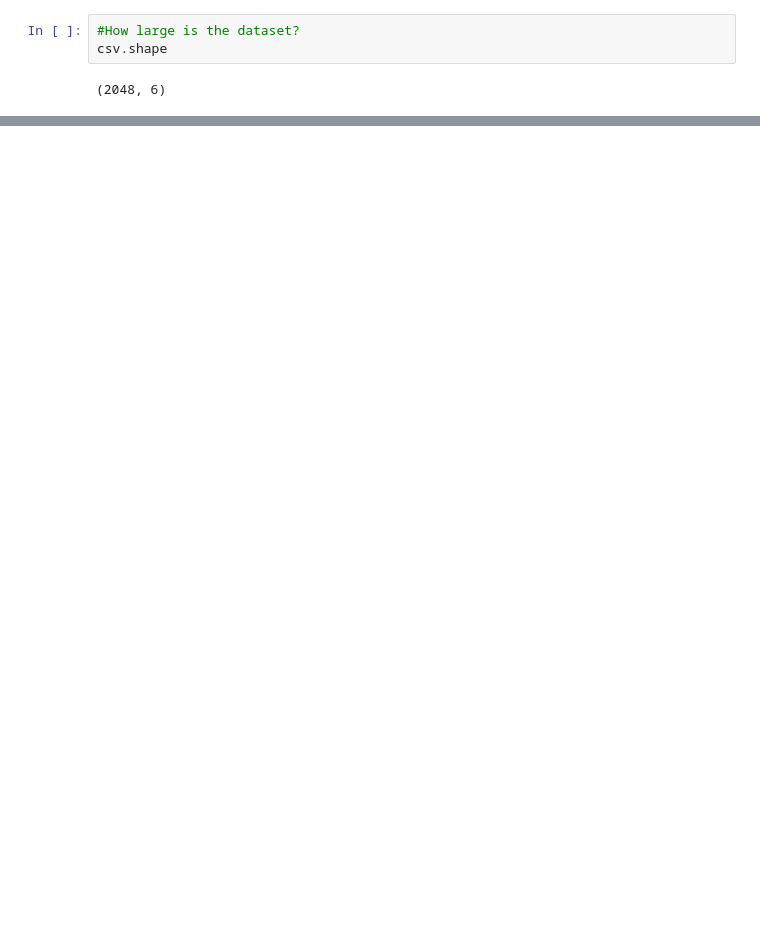
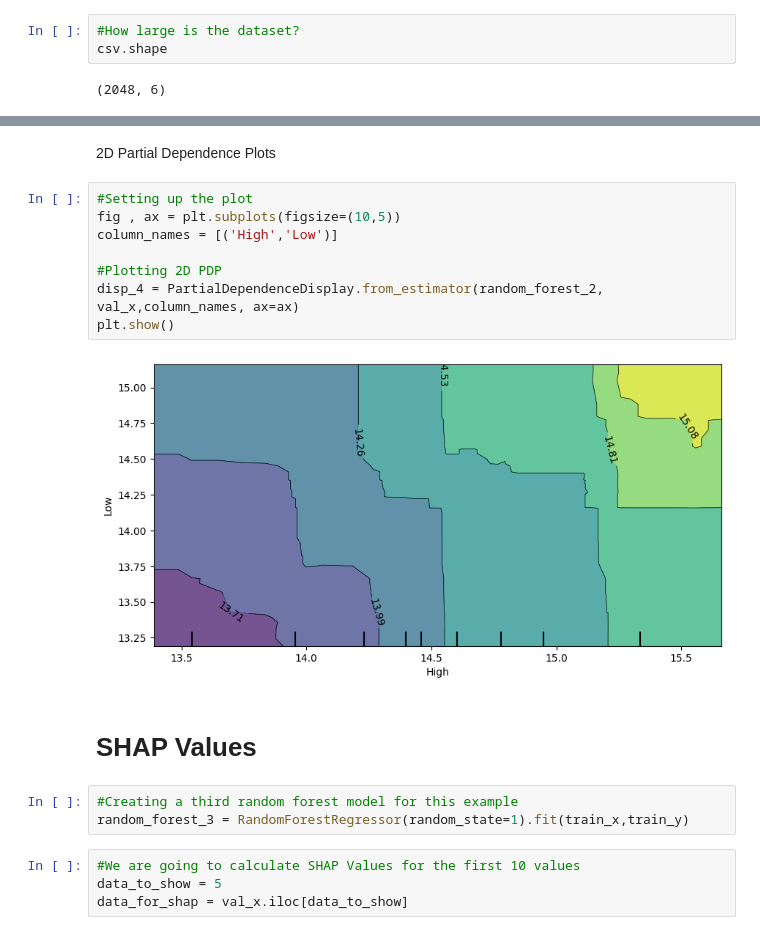
Before and after one commit to Patriol-LLC/0625, a Jupyter notebook: Permutation_Importance.ipynb, the cells around one changed output, grey strips where cells are left out. Drawn from its saved outputs; the diff is of its cells as text; blank space fills up the shorter version.

```diff
--- a/Permutation_Importance.ipynb
+++ b/Permutation_Importance.ipynb
@@ -65,0 +126,21 @@ InvalidIndexError: ignored
+# %% [markdown]
+2D Partial Dependence Plots
+# %%
+#Setting up the plot
+fig , ax = plt.subplots(figsize=(10,5))
+column_names = [('High','Low')]
+
+#Plotting 2D PDP
+disp_4 = PartialDependenceDisplay.from_estimator(random_forest_2, val_x,column_names, ax=ax)
+plt.show()
+# %% [output]
+[figure, added]
+# %% [markdown]
+# SHAP Values
+# %%
+#Creating a third random forest model for this example
+random_forest_3 = RandomForestRegressor(random_state=1).fit(train_x,train_y)
+# %%
+#We are going to calculate SHAP Values for the first 10 values
+data_to_show = 5
+data_for_shap = val_x.iloc[data_to_show]
```
Also changed, not shown: parts of 23 cells of this notebook.
